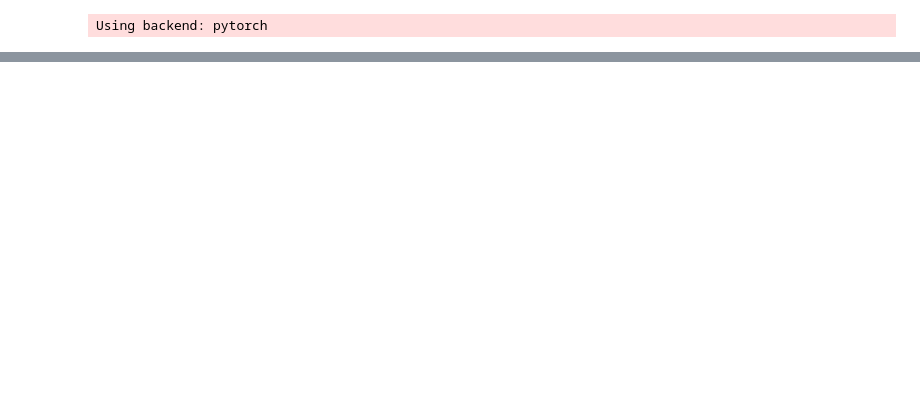
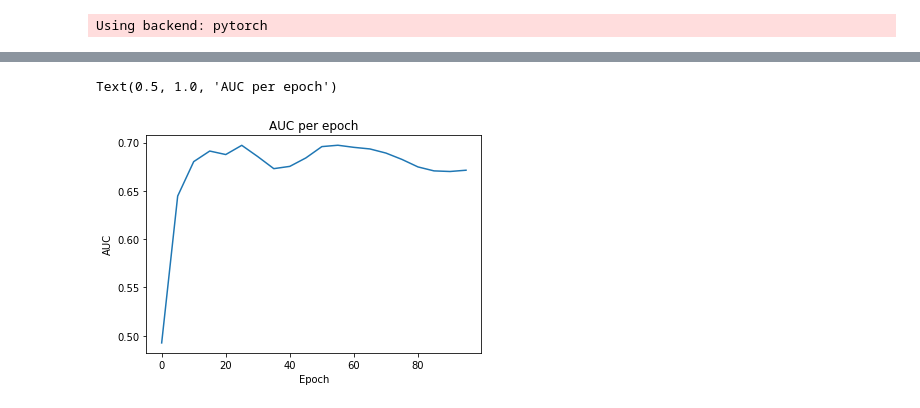
Before and after one commit to qinqin65/GitHub-Repo-RS, a Jupyter notebook: train.ipynb, the cells around one changed output, grey strips where cells are left out. Cells and saved outputs as stored; diff of their text form; code cells hidden in the pictures; blank space fills up the shorter version.

```diff
--- a/train.ipynb
+++ b/train.ipynb
@@ -281,3 +306,11 @@ Text(0.5, 1.0, 'Loss per epoch')
+# %%
+plt.plot(data['epoch'], data['auc'], label='auc')
+plt.xlabel('Epoch')
+plt.ylabel('AUC')
+plt.title('AUC per epoch')
+# %% [output]
+Text(0.5, 1.0, 'AUC per epoch')
+[figure, added]
 # %%
 plt.plot(data['epoch'], data['valid hit rate'], label='valid hit rate')
 plt.plot(data['epoch'], data['test hit rate'], label='test hit rate')
```
Also changed, not shown: parts of 10 cells of this notebook, 1 other file.
